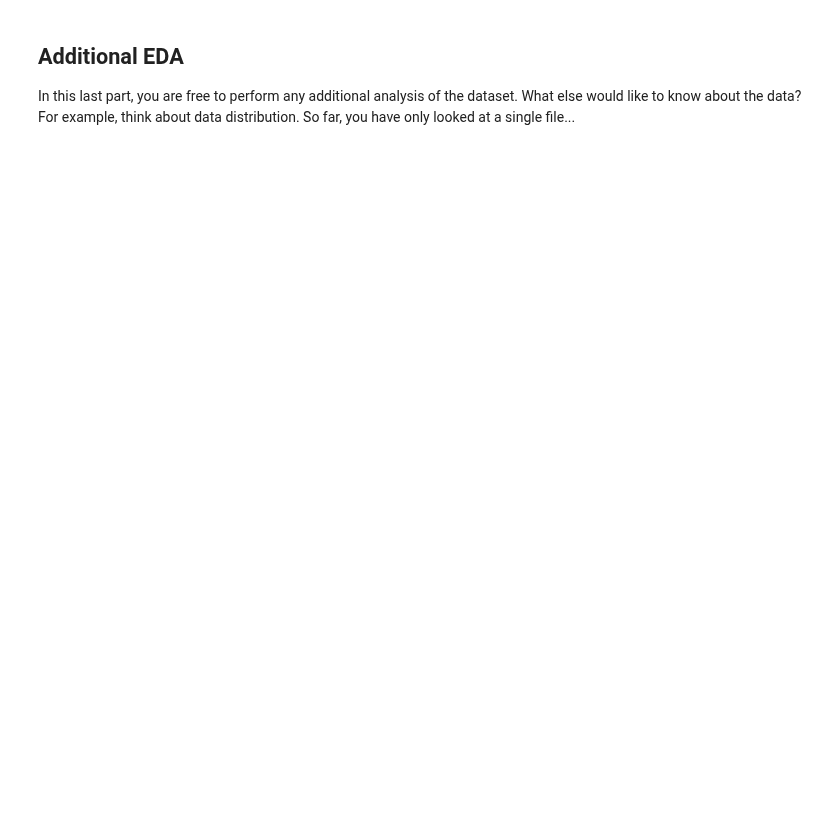
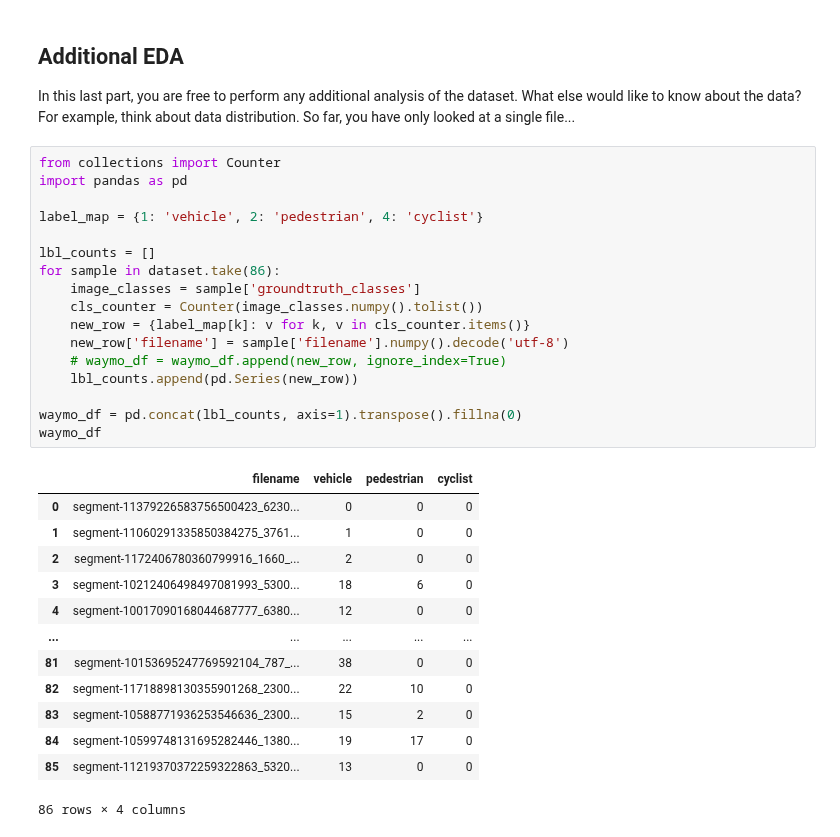
Before and after one commit to ruddyscent/udacity-workspace, a Jupyter notebook: nd0013-kr/object-detection-in-an-urban-environment-korean/home/Exploratory Data Analysis.ipynb, the cells around one changed output. Cells and saved outputs as stored; diff of their text form; blank space fills up the shorter version.

```diff
--- a/nd0013-kr/object-detection-in-an-urban-environment-korean/home/Exploratory Data Analysis.ipynb
+++ b/nd0013-kr/object-detection-in-an-urban-environment-korean/home/Exploratory Data Analysis.ipynb
@@ -85,3 +81,34 @@ display_instances(batch)
 
 In this last part, you are free to perform any additional analysis of the dataset. What else would like to know about the data?
 For example, think about data distribution. So far, you have only looked at a single file...
+# %%
+from collections import Counter
+import pandas as pd
+
+label_map = {1: 'vehicle', 2: 'pedestrian', 4: 'cyclist'}
+
+lbl_counts = []
+for sample in dataset.take(86):
+    image_classes = sample['groundtruth_classes']
+    cls_counter = Counter(image_classes.numpy().tolist())
+    new_row = {label_map[k]: v for k, v in cls_counter.items()}
+    new_row['filename'] = sample['filename'].numpy().decode('utf-8')
+    # waymo_df = waymo_df.append(new_row, ignore_index=True)
+    lbl_counts.append(pd.Series(new_row))
+
+waymo_df = pd.concat(lbl_counts, axis=1).transpose().fillna(0)
+waymo_df
+# %% [output]
+|  | filename | vehicle | pedestrian | cyclist |
+| 0 | segment-11379226583756500423_6230... | 0 | 0 | 0 |
+| 1 | segment-11060291335850384275_3761... | 1 | 0 | 0 |
+| 2 | segment-1172406780360799916_1660_... | 2 | 0 | 0 |
+| 3 | segment-10212406498497081993_5300... | 18 | 6 | 0 |
+| 4 | segment-10017090168044687777_6380... | 12 | 0 | 0 |
+| ... | ... | ... | ... | ... |
+| 81 | segment-10153695247769592104_787_... | 38 | 0 | 0 |
+| 82 | segment-11718898130355901268_2300... | 22 | 10 | 0 |
+| 83 | segment-10588771936253546636_2300... | 15 | 2 | 0 |
+| 84 | segment-10599748131695282446_1380... | 19 | 17 | 0 |
+| 85 | segment-11219370372259322863_5320... | 13 | 0 | 0 |
+86 rows × 4 columns
```
Also changed, not shown: parts of 6 cells of this notebook.
